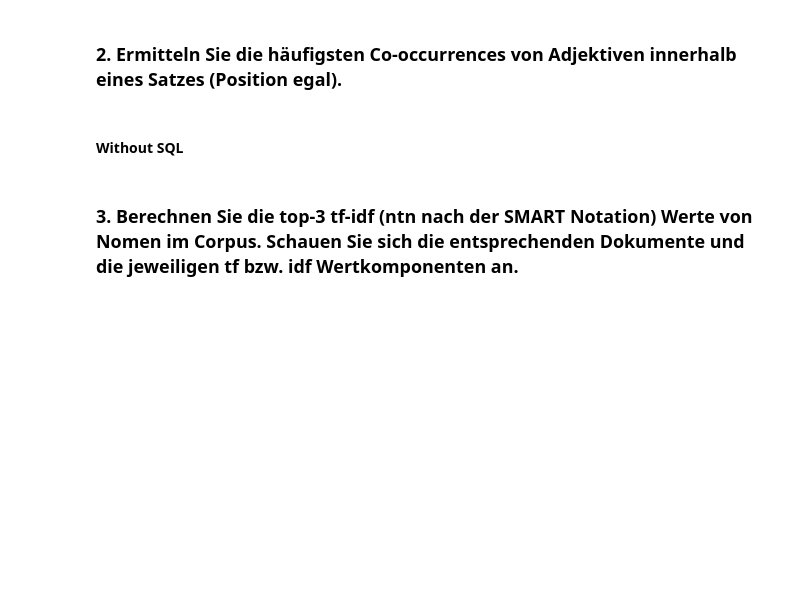
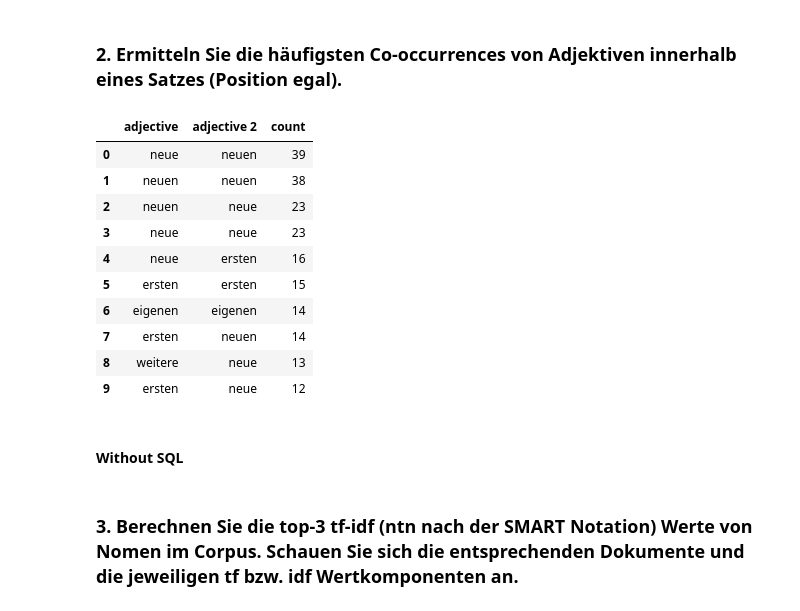
Before and after one commit to tobirohrer/webmining, a Jupyter notebook: praktikum3/praktikum3.ipynb, the cells around one changed output. Cells and saved outputs as stored; diff of their text form; code cells hidden in the pictures; blank space fills up the shorter version.

```diff
--- a/praktikum3/praktikum3.ipynb
+++ b/praktikum3/praktikum3.ipynb
@@ -173,5 +207,24 @@ cosinus('119408');
 # %% [markdown]
 ### 2. Ermitteln Sie die häufigsten Co-occurrences von Adjektiven innerhalb eines Satzes (Position egal).
+# %%
+sql = 'select top 10 t1.TA_TOKEN as adjective, t2.TA_TOKEN as adjective2, count(*) from "SYSTEM"."$TA_T3NTEXTIND" as t1, "SYSTEM"."$TA_T3NTEXTIND" as t2 where t1.ID=t2.ID and t1.TA_COUNTER<t2.TA_COUNTER and t1.TA_SENTENCE=t2.TA_SENTENCE and t1.TA_TYPE=\'adjective\' and t2.TA_TYPE=\'adjective\' group by t1.TA_TOKEN, t2.TA_TOKEN order by count(*) desc'
+cursor.execute(sql)
+adj_adj = cursor.fetchall()
+adj_adj_df = pd.DataFrame(adj_adj)
+adj_adj_df.columns = ['adjective', 'adjective 2', 'count']
+adj_adj_df
+# %% [output]
+|  | adjective | adjective 2 | count |
+| 0 | neue | neuen | 39 |
+| 1 | neuen | neuen | 38 |
+| 2 | neuen | neue | 23 |
+| 3 | neue | neue | 23 |
+| 4 | neue | ersten | 16 |
+| 5 | ersten | ersten | 15 |
+| 6 | eigenen | eigenen | 14 |
+| 7 | ersten | neuen | 14 |
+| 8 | weitere | neue | 13 |
+| 9 | ersten | neue | 12 |
 # %% [markdown]
 #### Without SQL
 # %%
```
Also changed, not shown: parts of 20 cells of this notebook.
